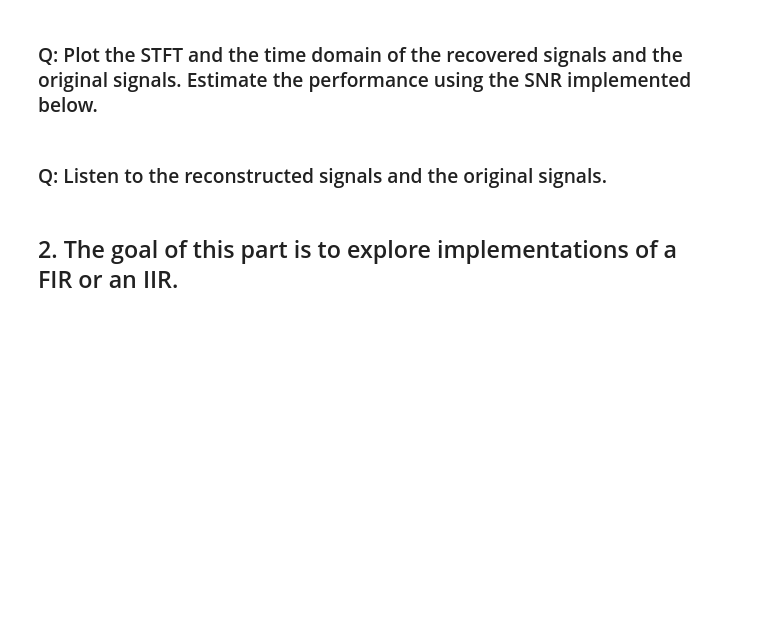
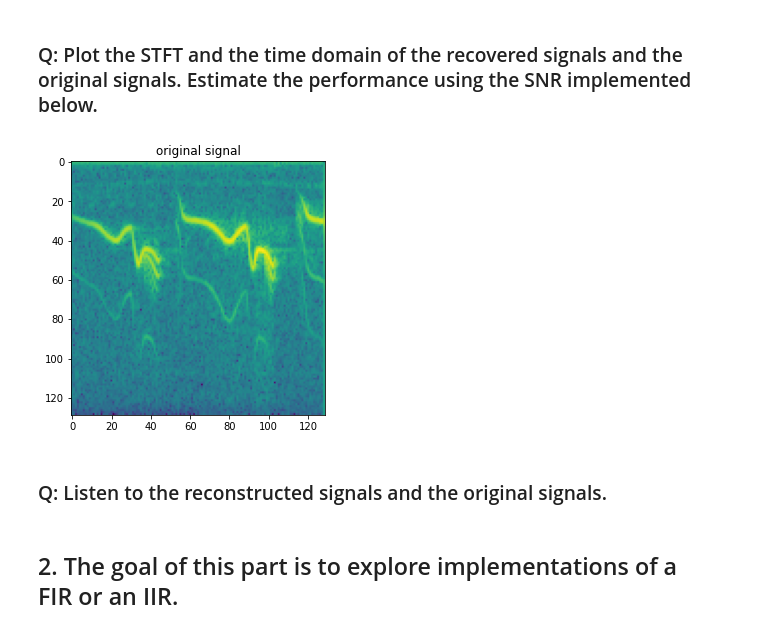
Before and after one commit to guillaume-haerinck/imac-tp-signal, a Jupyter notebook: m2-semestre1/TD4/TD3 Spectral Analysis and Filtering-Exercise.ipynb, the cells around one changed output. Cells and saved outputs as stored; diff of their text form; code cells hidden in the pictures; blank space fills up the shorter version.

```diff
--- a/m2-semestre1/TD4/TD3 Spectral Analysis and Filtering-Exercise.ipynb
+++ b/m2-semestre1/TD4/TD3 Spectral Analysis and Filtering-Exercise.ipynb
@@ -241,9 +251,24 @@ Angle :  2.6070033115981657
 # %%
 def snr(x, y):
     s =  np.linalg.norm(x - y)
     if s == 0:
         return "Equal inputs"
     return 20 * np.log10(np.linalg.norm(x) /s)
+
+plt.figure(figsize = (10,10))
+''' TODO
+plt.subplot(1,2,1)
+plt.title("recovered signal")
+plt.imshow(np.log(np.abs(projected_signal)))
+'''
+
+plt.subplot(1,2,1)
+plt.title("original signal")
+plt.imshow(np.log(np.abs(w)))
+
+plt.show()
+# %% [output]
+[figure, added]
 # %% [markdown]
 ### Q: Listen to the reconstructed signals and the original signals.
 # %%
```
Also changed, not shown: parts of 8 cells of this notebook.
